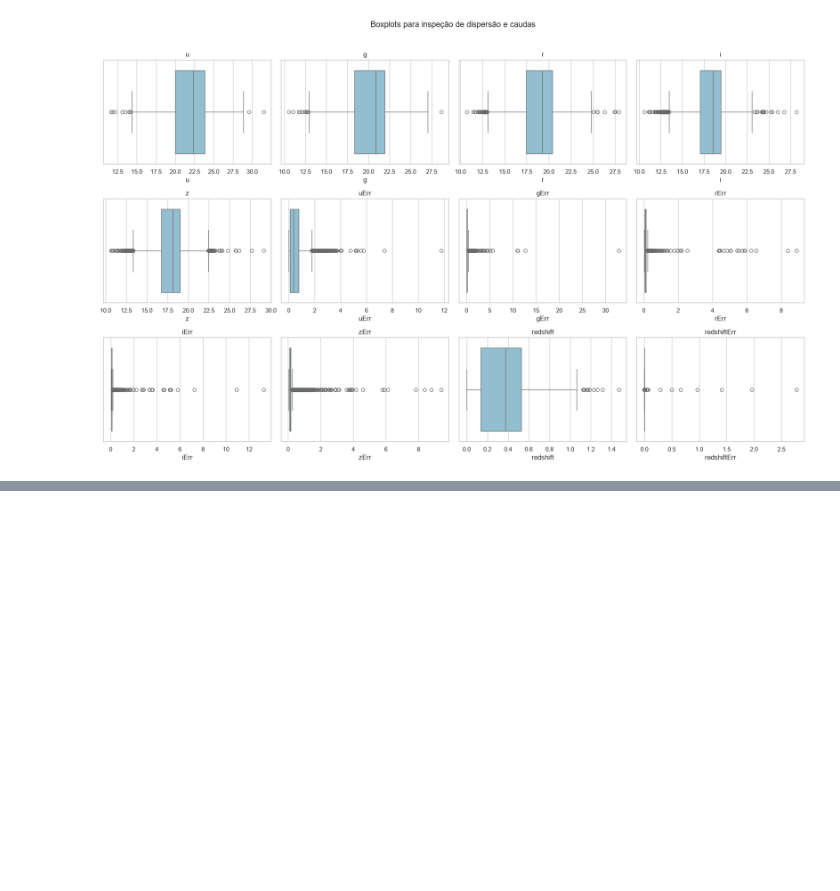
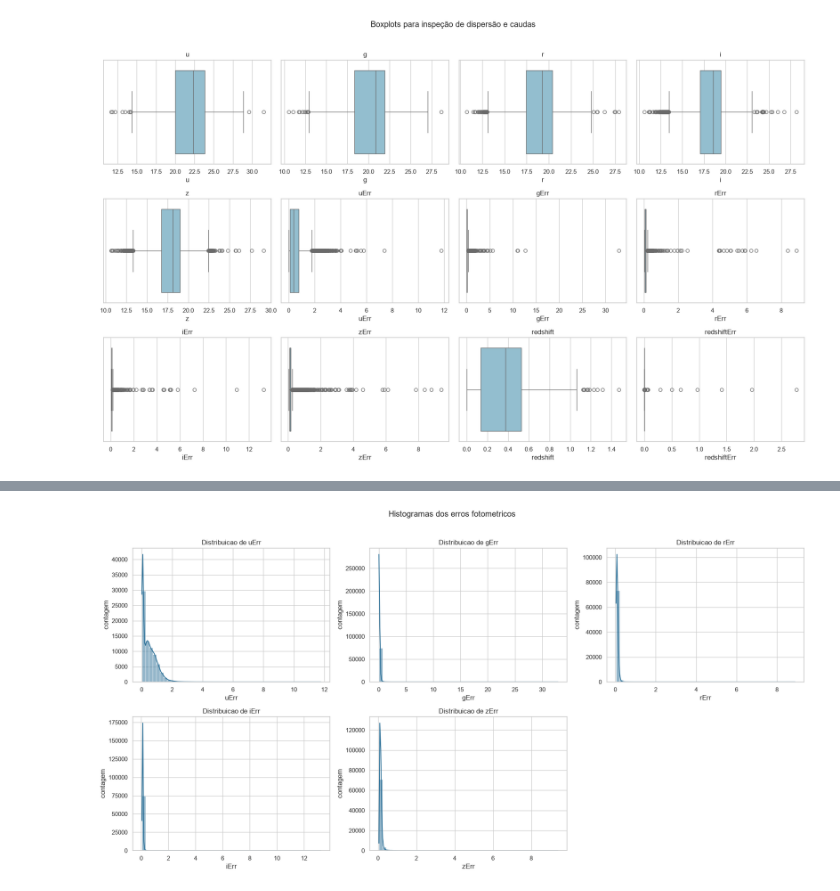
Before and after one commit to joaopjpc/redshift-learning, a Jupyter notebook: notebooks/01_eda_happy.ipynb, the cells around one changed output, grey strips where cells are left out. Drawn from its saved outputs; the diff is of its cells as text; code cells hidden in the pictures; blank space fills up the shorter version.

```diff
--- a/notebooks/01_eda_happy.ipynb
+++ b/notebooks/01_eda_happy.ipynb
@@ -429,0 +623,18 @@ Com essas três primeiras etapas, já estabelecemos uma base sólida para contin
+# %%
+fig, axes = plt.subplots(2, 3, figsize=(18, 9))
+axes = axes.flatten()
+
+for ax, col in zip(axes, err_cols):
+    sns.histplot(df[col], bins=50, kde=True, ax=ax, color="#2a6f97")
+    ax.set_title(f"Distribuicao de {col}")
+    ax.set_xlabel(col)
+    ax.set_ylabel("contagem")
+
+for ax in axes[len(err_cols):]:
+    ax.axis("off")
+
+plt.suptitle("Histogramas dos erros fotometricos", y=1.02)
+plt.tight_layout()
+plt.show()
+# %% [output]
+[figure, added]
```
Also changed, not shown: parts of 43 cells of this notebook.
